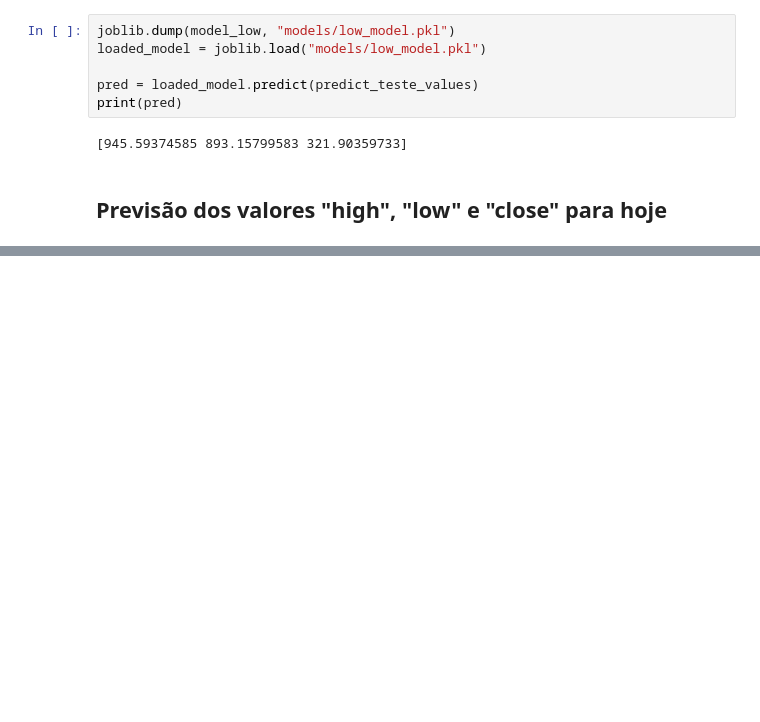
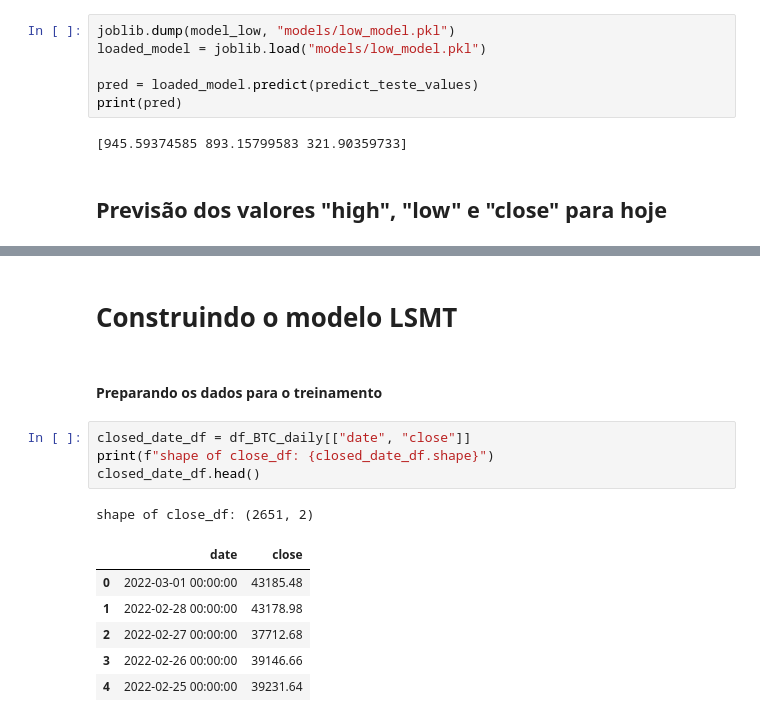
Before and after one commit to Lukas-Christopher13/Projeto-Topicos-em-BD, a Jupyter notebook: Bitcoin_historical_data.ipynb, the cells around one changed output, grey strips where cells are left out. Cells and saved outputs as stored; diff of their text form; blank space fills up the shorter version.

Commit message:
modelo para prever os o preço do bitcoin nos proximos 31 dias construido

```diff
--- a/Bitcoin_historical_data.ipynb
+++ b/Bitcoin_historical_data.ipynb
@@ -272,0 +285,16 @@ Preço de fechamento do Bitcoin hoje: $69330.1770887245
+# %% [markdown]
+<h1>Construindo o modelo LSMT</h1>
+# %% [markdown]
+<h4>Preparando os dados para o treinamento</h4>
+# %%
+closed_date_df = df_BTC_daily[["date", "close"]]
+print(f"shape of close_df: {closed_date_df.shape}")
+closed_date_df.head()
+# %% [output]
+shape of close_df: (2651, 2)
+|  | date | close |
+| 0 | 2022-03-01 00:00:00 | 43185.48 |
+| 1 | 2022-02-28 00:00:00 | 43178.98 |
+| 2 | 2022-02-27 00:00:00 | 37712.68 |
+| 3 | 2022-02-26 00:00:00 | 39146.66 |
+| 4 | 2022-02-25 00:00:00 | 39231.64 |
```
Also changed, not shown: parts of 22 cells of this notebook.
